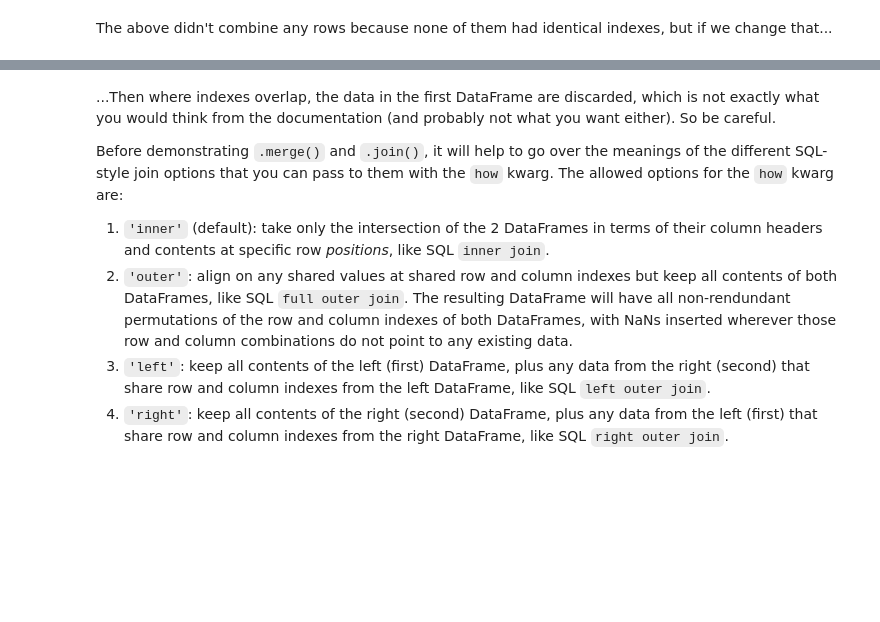
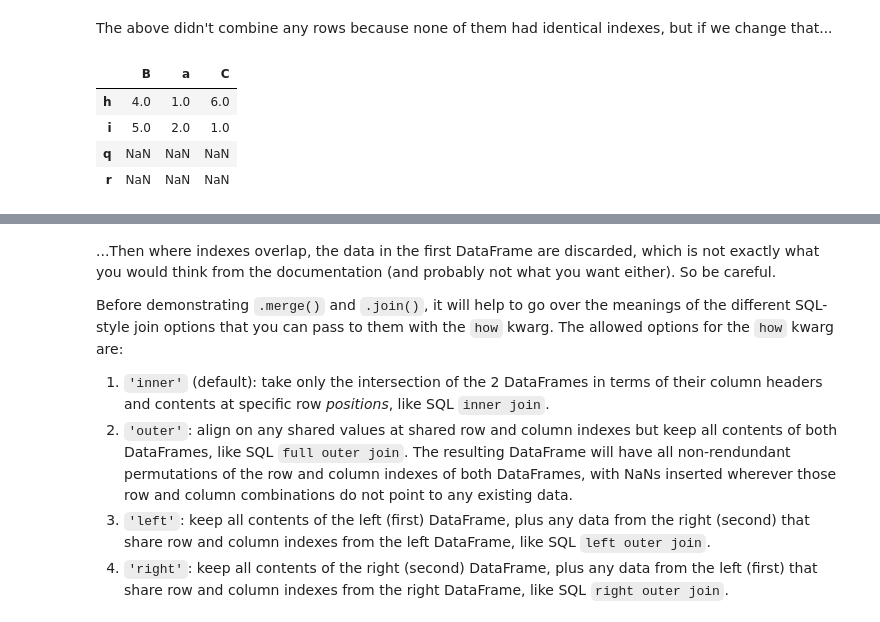
Before and after one commit to rlpitts/Intro-to-Pandas, a Jupyter notebook: PandasIntro.ipynb, the cells around one changed output, grey strips where cells are left out. Saved outputs shown, nothing was run; the diff lists cells and outputs as text; code cells hidden in the pictures; blank space fills up the shorter version.

```diff
--- a/PandasIntro.ipynb
+++ b/PandasIntro.ipynb
@@ -816,6 +807,14 @@ print(pd.concat((dummy,dummy2), axis=0, ignore_index=True))
 7  9  10  11
 # %% [markdown]
 The above didn't combine any rows because none of them had identical indexes, but if we change that...
+# %%
+dummy.reindex(index=['h','i','q','r'])
+# %% [output]
+|  | B | a | C |
+| h | 4.0 | 1.0 | 6.0 |
+| i | 5.0 | 2.0 | 1.0 |
+| q | NaN | NaN | NaN |
+| r | NaN | NaN | NaN |
 # %%
 print(pd.concat((dummy.reindex(index=['h','i','q','r']),dummy2),
                 axis=0, ignore_index=True))
```
Also changed, not shown: parts of 25 cells of this notebook.
